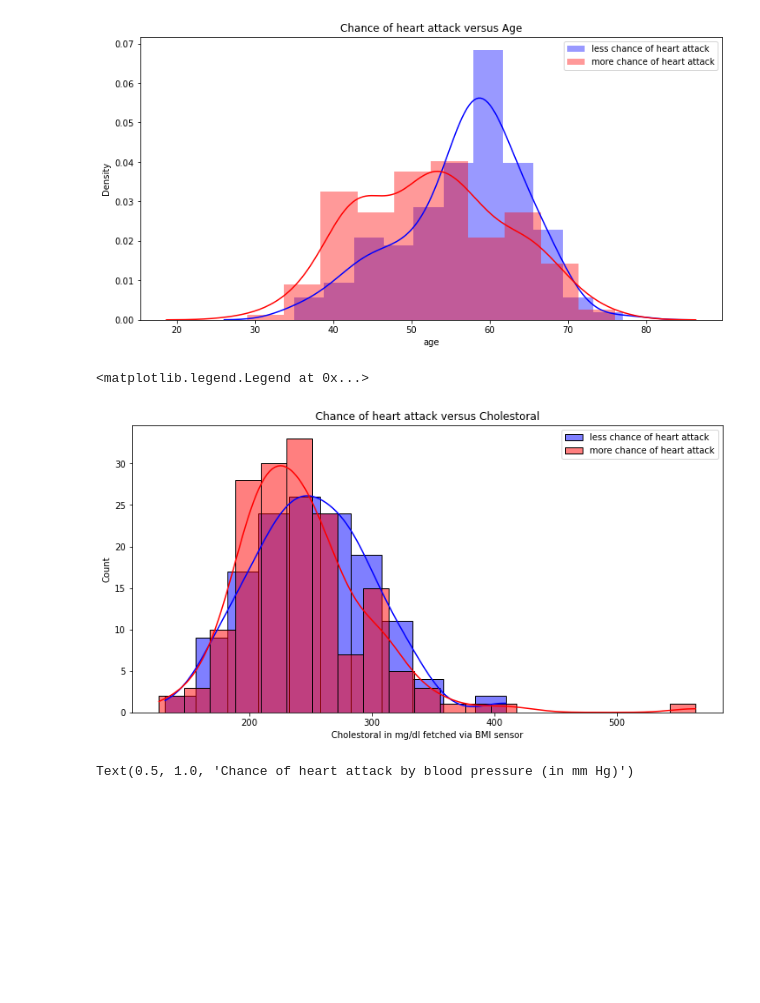
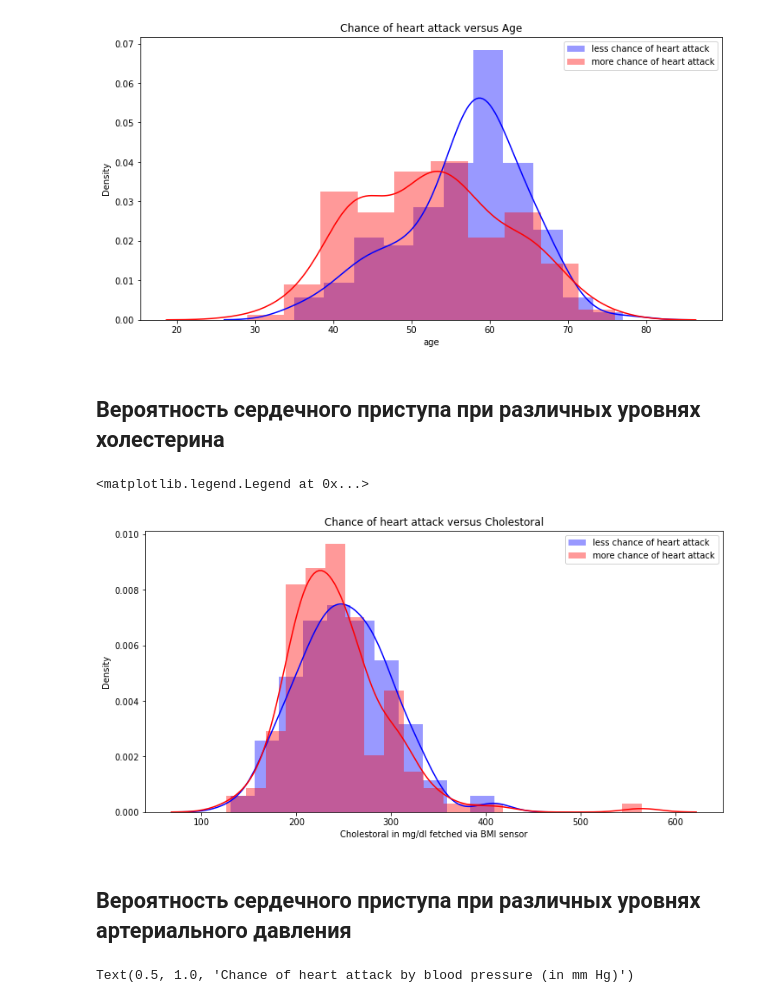
Before and after one commit to 7npk7/Heart-Attack-Analysis-Prediction-Dataset, a Jupyter notebook: HeartAttackKaggle.ipynb, the cells around one changed output. Drawn from its saved outputs; the diff is of its cells as text; code cells hidden in the pictures; blank space fills up the shorter version.

```diff
--- a/HeartAttackKaggle.ipynb
+++ b/HeartAttackKaggle.ipynb
@@ -208,18 +224,22 @@ plt.legend()
 # %% [output]
 <matplotlib.legend.Legend at 0x...>
 [figure]
+# %% [markdown]
+## Вероятность сердечного приступа при различных уровнях холестерина
 # %%
 plt.figure(figsize=(12,6))
 
-sns.histplot(df[df['output'] == 0]['chol'], color='blue', label='less chance of heart attack', kde=True)
-sns.histplot(df[df['output'] == 1]['chol'], color='red', label='more chance of heart attack', kde=True)
+sns.distplot(df[df['output'] == 0]['chol'], color='blue', label='less chance of heart attack', kde=True)
+sns.distplot(df[df['output'] == 1]['chol'], color='red', label='more chance of heart attack', kde=True)
 
 plt.xlabel('Cholestoral in mg/dl fetched via BMI sensor')
 plt.title('Chance of heart attack versus Cholestoral')
 plt.legend()
 # %% [output]
 <matplotlib.legend.Legend at 0x...>
-[figure, old version]
+[figure, new version]
+# %% [markdown]
+## Вероятность сердечного приступа при различных уровнях артериального давления
 # %%
 plt.figure(figsize=(12,6))
 
```
Also changed, not shown: parts of 14 cells of this notebook.
